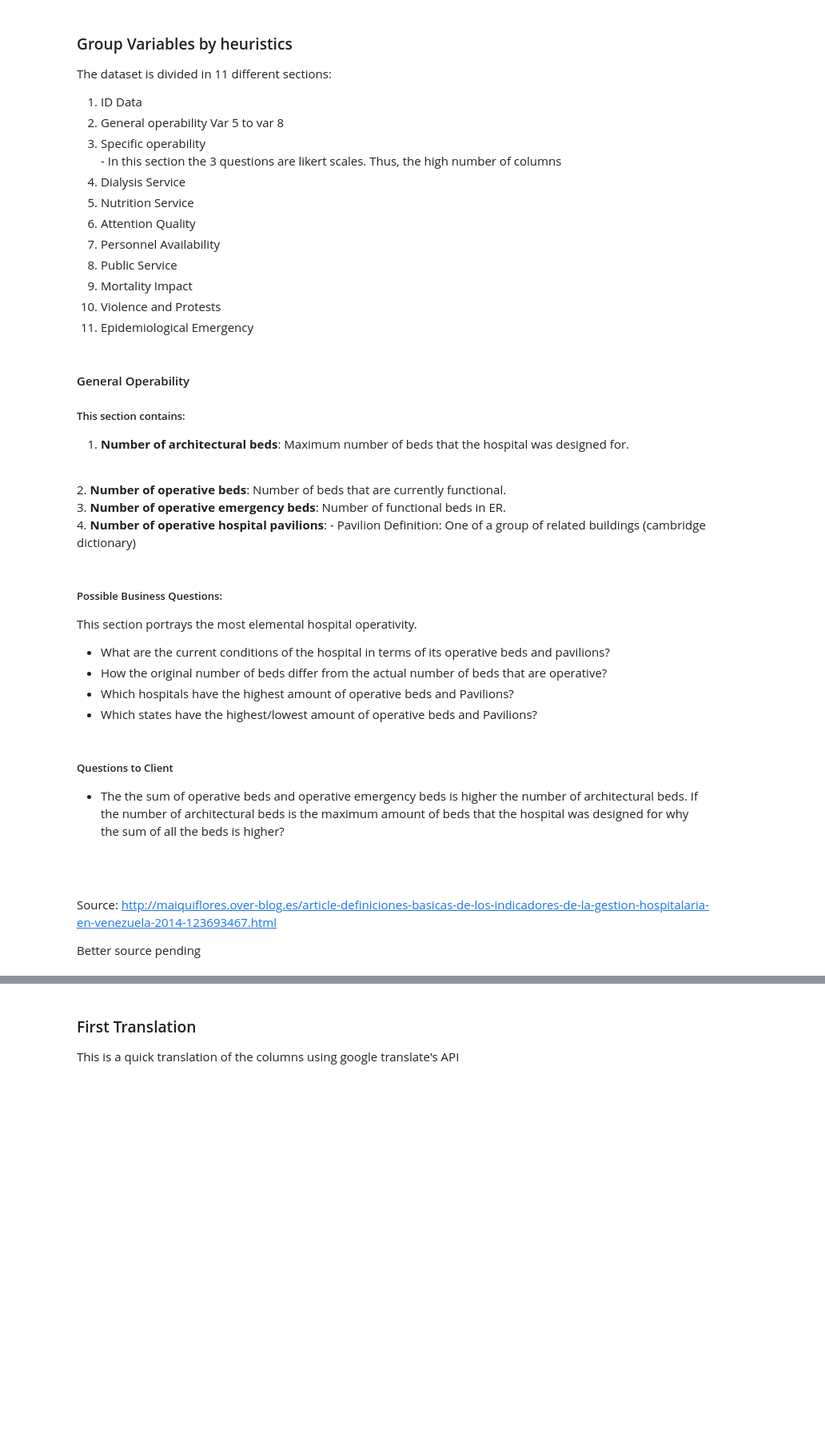
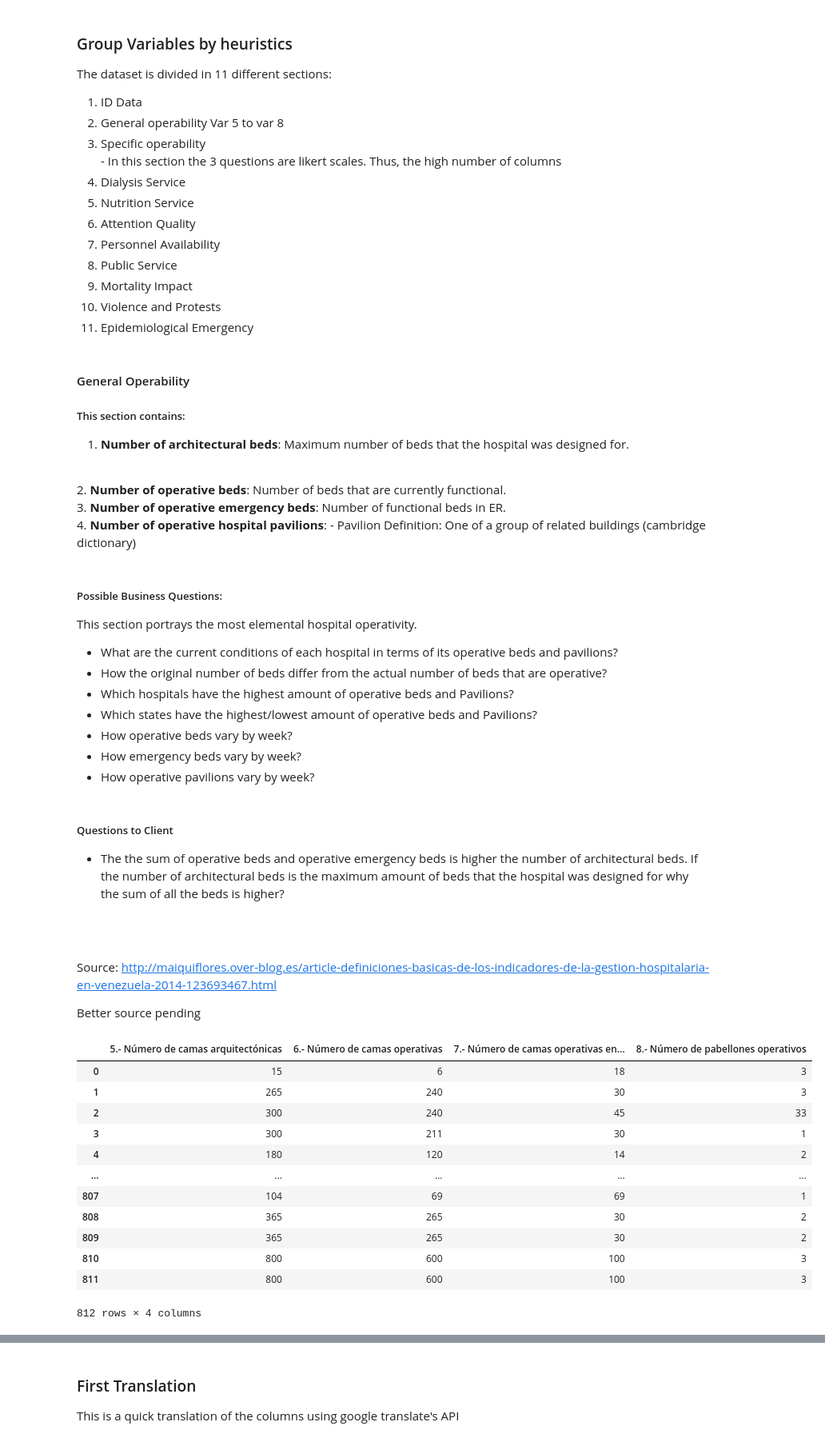
Before and after one commit to dieko95/c4vHackathonFeb2019, a Jupyter notebook: encuestaHospitales/encuestaHospitalesExploration.ipynb, the cells around one changed output, grey strips where cells are left out. Shown at 80% size. Saved outputs shown, nothing was run; the diff lists cells and outputs as text; code cells hidden in the pictures; blank space fills up the shorter version.

```diff
--- a/encuestaHospitales/encuestaHospitalesExploration.ipynb
+++ b/encuestaHospitales/encuestaHospitalesExploration.ipynb
@@ -95,10 +117,14 @@ epiEmerg = enHospDf.iloc[:,-1]
 ##### Possible Business Questions: <br>
 This section portrays the most elemental hospital operativity.
 
-- What are the current conditions of the hospital in terms of its operative beds and pavilions?
+
+- What are the current conditions of each hospital in terms of its operative beds and pavilions?
 - How the original number of beds differ from the actual number of beds that are operative?
 - Which hospitals have the highest amount of operative beds and Pavilions?
 - Which states have the highest/lowest amount of operative beds and Pavilions?
+- How operative beds vary by week?
+- How emergency beds vary by week?
+- How operative pavilions vary by week?
 <br><br>
 
 ##### Questions to Client
@@ -116,10 +142,26 @@ Better source pending
 
 # Row 615 has corrupt datapoint. -> 8|8
 # Check with client how the quality of data that is submitted.
-_corruptGenOp = genOp[genOp['5.- Número de camas arquitectónicas'].apply(lambda x: type(x) == str)]
+# _corruptGenOp = genOp[genOp['5.- Número de camas arquitectónicas'].apply(lambda x: type(x) == str)]
 
-genOp = genOp.drop(_corruptGenOp.index).astype(int)
+# genOp = genOp.drop(_corruptGenOp.index).astype(int)
 # %%
 # 131 rows where the sum of operative beds and operative emergency beds is higher to number of arquitectural beds
 
-genOp[(genOp.iloc[:,1] + genOp.iloc[:,2]) > genOp.iloc[:,0]]
+# genOp[(genOp.iloc[:,1] + genOp.iloc[:,2]) > genOp.iloc[:,0]]
+
+genOp
+# %% [output]
+|  | 5.- Número de camas arquitectónicas | 6.- Número de camas operativas | 7.- Número de camas operativas en... | 8.- Número de pabellones operativos |
+| 0 | 15 | 6 | 18 | 3 |
+| 1 | 265 | 240 | 30 | 3 |
+| 2 | 300 | 240 | 45 | 33 |
+| 3 | 300 | 211 | 30 | 1 |
+| 4 | 180 | 120 | 14 | 2 |
+| ... | ... | ... | ... | ... |
+| 807 | 104 | 69 | 69 | 1 |
+| 808 | 365 | 265 | 30 | 2 |
+| 809 | 365 | 265 | 30 | 2 |
+| 810 | 800 | 600 | 100 | 3 |
+| 811 | 800 | 600 | 100 | 3 |
+812 rows × 4 columns
```
Also changed, not shown: parts of 15 cells of this notebook.
